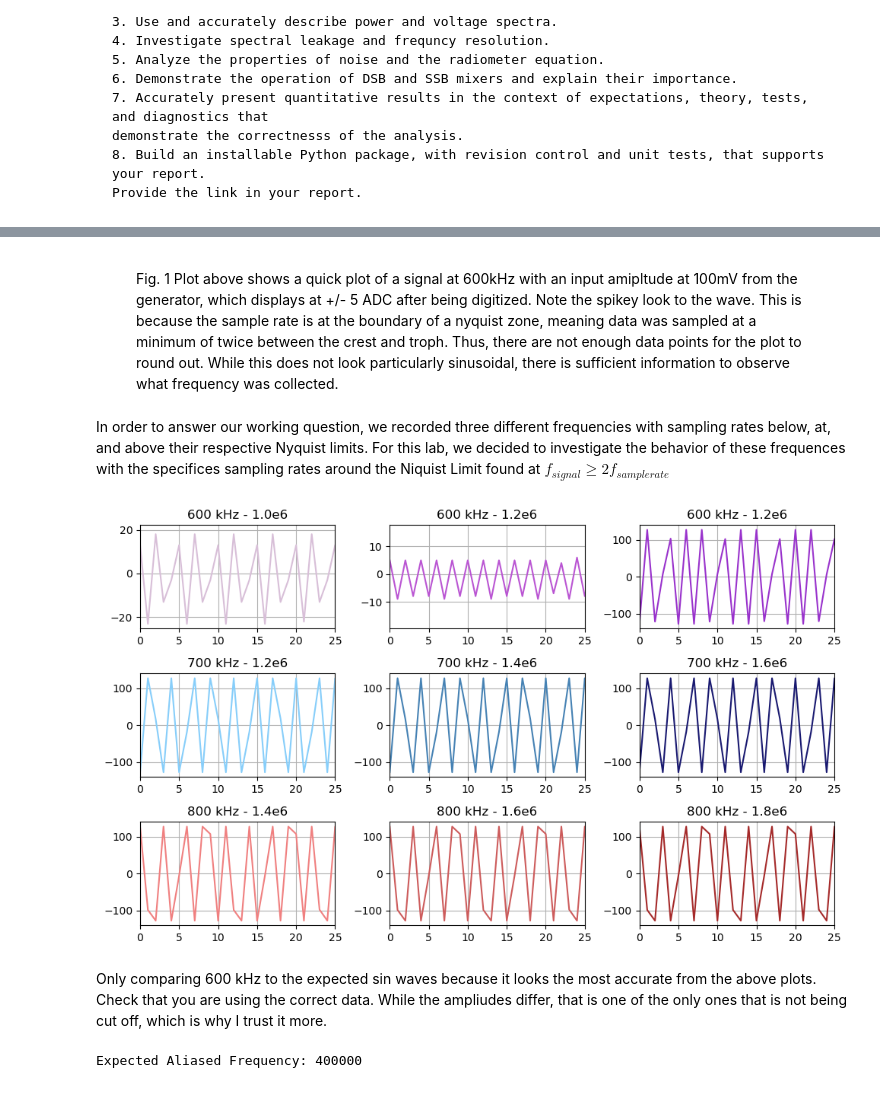
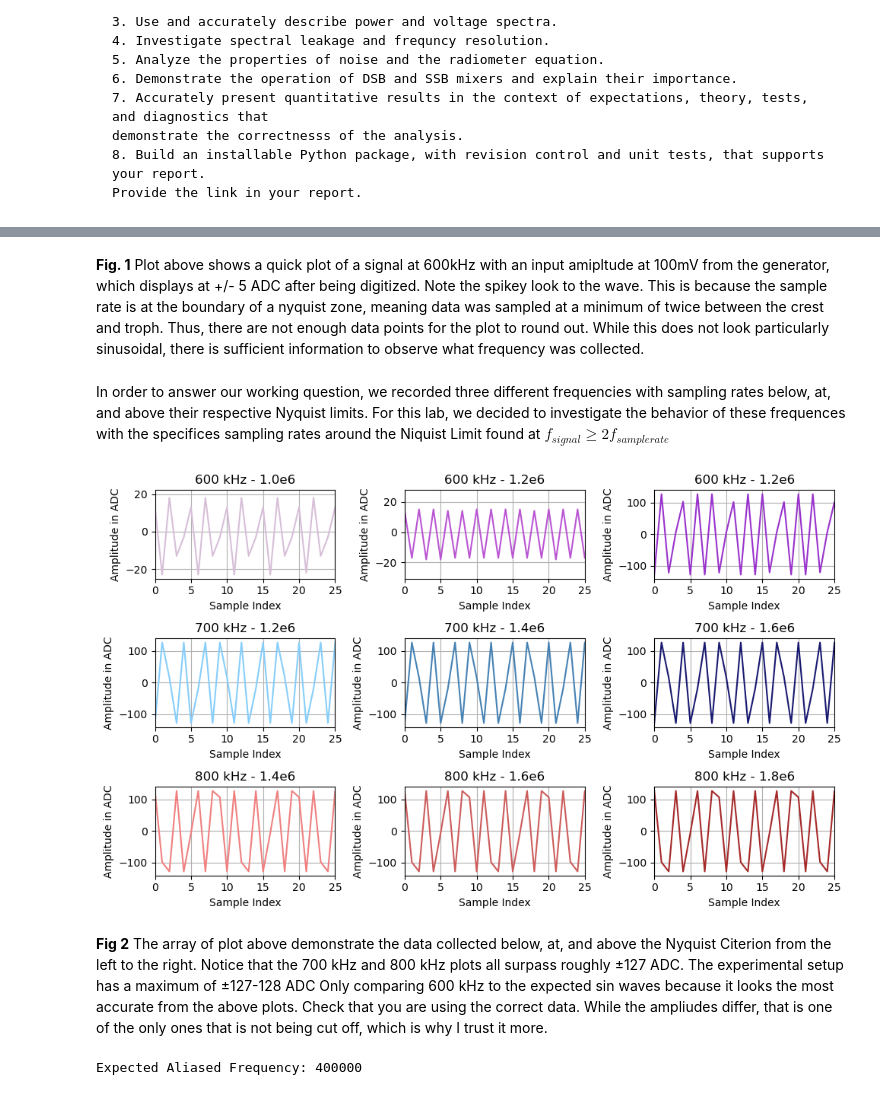
Before and after one commit to MakJimenez/Radio-Astronomy-Lab-Work, a Jupyter notebook: Mora_Radio_Lab_1_Report.ipynb, the cells around one changed output, grey strips where cells are left out. Cells and saved outputs as stored; diff of their text form; code cells hidden in the pictures.

```diff
--- a/Mora_Radio_Lab_1_Report.ipynb
+++ b/Mora_Radio_Lab_1_Report.ipynb
@@ -55,7 +65,5 @@ from ziptoplot import plot #plot has a quick plot function to quickly check if d
 # %% [markdown]
-<figure>
-  <figcaption>Fig. 1 Plot above shows a quick plot of a signal at 600kHz with an input amipltude at 100mV from the generator, which displays at +/- 5 ADC after being digitized. Note the spikey look to the wave. This is because the sample rate is at the boundary of a nyquist zone, meaning data was sampled at a minimum of twice between the crest and troph. Thus, there are not enough data points for the plot to round out. While this does not look particularly sinusoidal, there is sufficient information to observe what frequency was collected. </figcaption>
-</figure>
+**Fig. 1** Plot above shows a quick plot of a signal at 600kHz with an input amipltude at 100mV from the generator, which displays at +/- 5 ADC after being digitized. Note the spikey look to the wave. This is because the sample rate is at the boundary of a nyquist zone, meaning data was sampled at a minimum of twice between the crest and troph. Thus, there are not enough data points for the plot to round out. While this does not look particularly sinusoidal, there is sufficient information to observe what frequency was collected.
 # %% [markdown]
 In order to answer our working question, we recorded three different frequencies with sampling rates below, at, and above their respective Nyquist limits. For this lab, we decided to investigate the behavior of these frequences with the specifices sampling rates around the Niquist Limit found at $f_{signal} \geq 2f_{sample rate}$
 # %%
@@ -74,7 +82,7 @@ belowlim_600 = ziptoplot.unzip.unzip("below_lim_600khz.npz", 5)
 # Data looks good. Same process repeated for the following frequences at differing sample rates.
 
 #sample rate = 1.2e6
-atlim_600 = ziptoplot.unzip.unzip("ny_lim_600khz.npz", 5)
+atlim_600 = ziptoplot.unzip.unzip("ny_lim_600khz.npz", 6)
 # plot.quickplot(atlim_600 , 600, 100, 100, "600 kHz Signal At Nyquist Limit", 'darkorchid')
 # Looks good
 
@@ -130,59 +138,77 @@ fig, axes = plt.subplots(nrows = 3, ncols = 3, figsize=(10, 6))
 # row 1: 600 kHz plots
 axes[0, 0].plot(belowlim_600, color='thistle')
 axes[0, 0].set_title("600 kHz - 1.0e6")
+axes[0, 0].set_xlabel("Sample Index")
+axes[0, 0].set_ylabel("Amplitude in ADC")
 axes[0, 0].set_xlim(0, 25)
 axes[0, 0].grid(True)
 
 axes[0, 1].plot(atlim_600, color='mediumorchid')
 axes[0, 1].set_title("600 kHz - 1.2e6")
+axes[0, 1].set_xlabel("Sample Index")
+axes[0, 1].set_ylabel("Amplitude in ADC")
 axes[0, 1].set_xlim(0, 25)
 axes[0, 1].grid(True)
 
 axes[0, 2].plot(abovelim_600, color='darkorchid')
 axes[0, 2].set_title("600 kHz - 1.2e6")
+axes[0, 2].set_xlabel("Sample Index")
+axes[0, 2].set_ylabel("Amplitude in ADC")
 axes[0, 2].set_xlim(0, 25)
 axes[0, 2].grid(True)
 
 # row 2: 700 kHz plots
 axes[1, 0].plot(abovelim_700, color='lightskyblue')
 axes[1, 0].set_title("700 kHz - 1.2e6")
+axes[1, 0].set_xlabel("Sample Index")
+axes[1, 0].set_ylabel("Amplitude in ADC")
 axes[1, 0].set_xlim(0, 25)
 axes[1, 0].grid(True)
 
 axes[1, 1].plot(abovelim_700, color='steelblue')
 axes[1, 1].set_title("700 kHz - 1.4e6")
+axes[1, 1].set_xlabel("Sample Index")
+axes[1, 1].set_ylabel("Amplitude in ADC")
 axes[1, 1].set_xlim(0, 25)
 axes[1, 1].grid(True)
 
 axes[1, 2].plot(abovelim_700, color='midnightblue')
 axes[1, 2].set_title("700 kHz - 1.6e6")
+axes[1, 2].set_xlabel("Sample Index")
+axes[1, 2].set_ylabel("Amplitude in ADC")
 axes[1, 2].set_xlim(0, 25)
 axes[1, 2].grid(True)
 
 # row 2: 800 kHz plots
 axes[2, 0].plot(abovelim_800, color='lightcoral')
 axes[2, 0].set_title("800 kHz - 1.4e6")
+axes[2, 0].set_xlabel("Sample Index")
+axes[2, 0].set_ylabel("Amplitude in ADC")
 axes[2, 0].set_xlim(0, 25)
 axes[2, 0].grid(True)
 
 axes[2, 1].plot(abovelim_800, color='indianred')
 axes[2, 1].set_title("800 kHz - 1.6e6")
+axes[2, 1].set_xlabel("Sample Index")
+axes[2, 1].set_ylabel("Amplitude in ADC")
 axes[2, 1].set_xlim(0, 25)
 axes[2, 1].grid(True)
 
 axes[2, 2].plot(abovelim_800, color='brown')
 axes[2, 2].set_title("800 kHz - 1.8e6")
+axes[2, 2].set_xlabel("Sample Index")
+axes[2, 2].set_ylabel("Amplitude in ADC")
 axes[2, 2].set_xlim(0, 25)
 axes[2, 2].grid(True)
 
 
 
 plt.tight_layout()
 plt.show()
 # %% [output]
-[figure, old version]
+[figure, new version]
 # %% [markdown]
-Only comparing 600 kHz to the expected sin waves because it looks the most accurate from the above plots. Check that you are using the correct data. While the ampliudes differ, that is one of the only ones that is not being cut off, which is why I trust it more.
+**Fig 2** The array of plot above demonstrate the data collected below, at, and above the Nyquist Citerion from the left to the right. Notice that the 700 kHz and 800 kHz plots all surpass roughly ±127 ADC. The experimental setup has a maximum of ±127-128 ADC  Only comparing 600 kHz to the expected sin waves because it looks the most accurate from the above plots. Check that you are using the correct data. While the ampliudes differ, that is one of the only ones that is not being cut off, which is why I trust it more.
 # %%
 # Calculate expected aliased frequency
 from ziptoplot import caf
```
Also changed, not shown: parts of 23 cells of this notebook, 2 other files.
